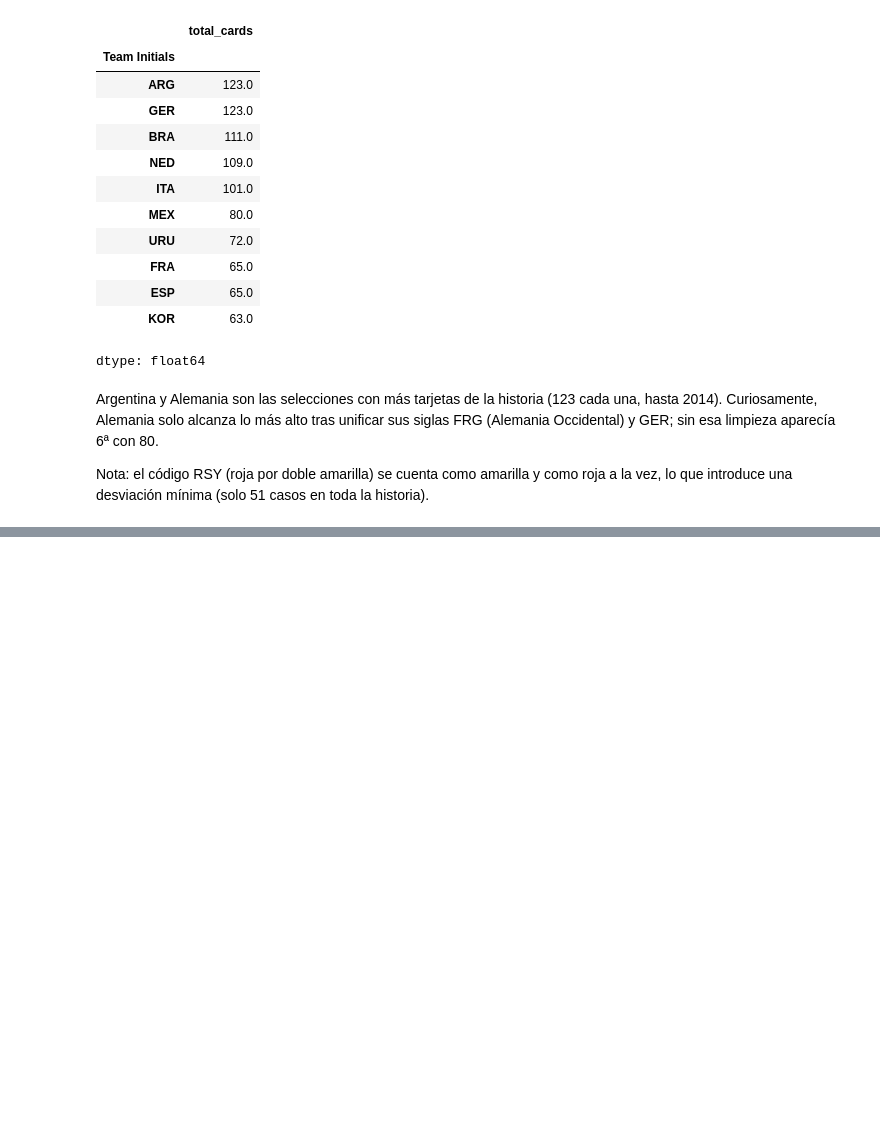
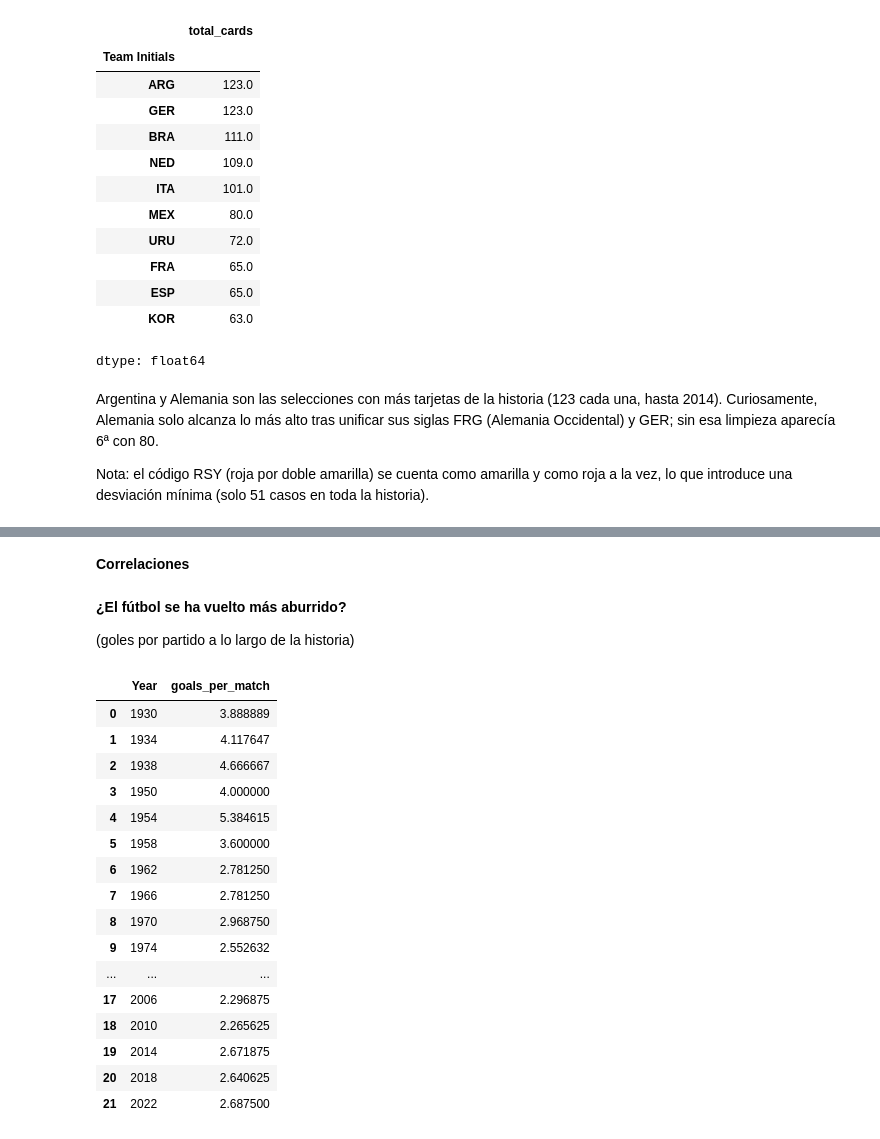
Before and after one commit to claudiocdc/fifa-world-cup-analysis, a Jupyter notebook: 01_Limpieza_Fifa_WorldCup.ipynb, the cells around one changed output, grey strips where cells are left out. Drawn from its saved outputs; the diff is of its cells as text; code cells hidden in the pictures; blank space fills up the shorter version.

Commit message:
Correlaciones

```diff
--- a/01_Limpieza_Fifa_WorldCup.ipynb
+++ b/01_Limpieza_Fifa_WorldCup.ipynb
@@ -604,0 +625,29 @@ Nota: el código RSY (roja por doble amarilla) se cuenta como amarilla y como ro
+# %% [markdown]
+**Correlaciones**
+# %% [markdown]
+**¿El fútbol se ha vuelto más aburrido?**
+
+ (goles por partido a lo largo de la historia)
+# %%
+#Creamos columna en el dataframe de los mundiales
+##Reflejamos la tabla
+df['goals_per_match'] = df['GoalsScored']/df['MatchesPlayed']
+df[['Year','goals_per_match']]
+# %% [output]
+|  | Year | goals_per_match |
+| 0 | 1930 | 3.888889 |
+| 1 | 1934 | 4.117647 |
+| 2 | 1938 | 4.666667 |
+| 3 | 1950 | 4.000000 |
+| 4 | 1954 | 5.384615 |
+| 5 | 1958 | 3.600000 |
+| 6 | 1962 | 2.781250 |
+| 7 | 1966 | 2.781250 |
+| 8 | 1970 | 2.968750 |
+| 9 | 1974 | 2.552632 |
+| ... | ... | ... |
+| 17 | 2006 | 2.296875 |
+| 18 | 2010 | 2.265625 |
+| 19 | 2014 | 2.671875 |
+| 20 | 2018 | 2.640625 |
+| 21 | 2022 | 2.687500 |
```
Also changed, not shown: parts of 12 cells of this notebook.
